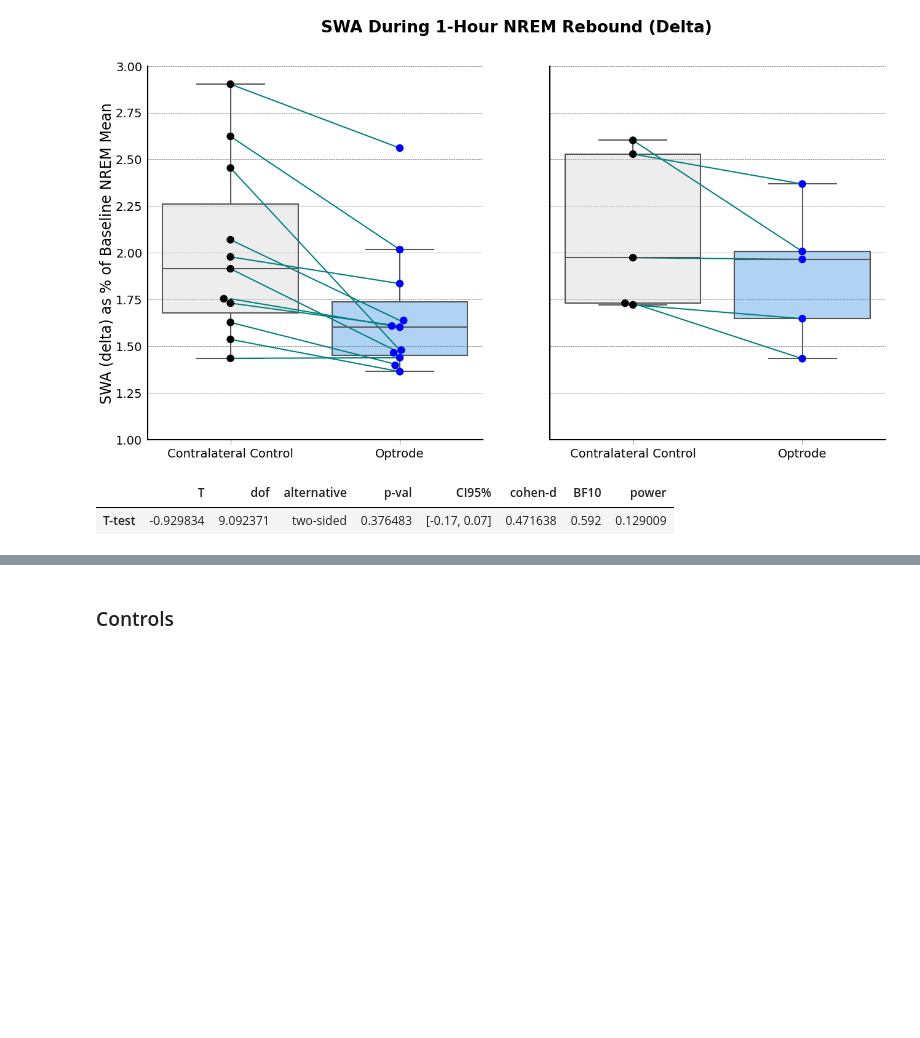
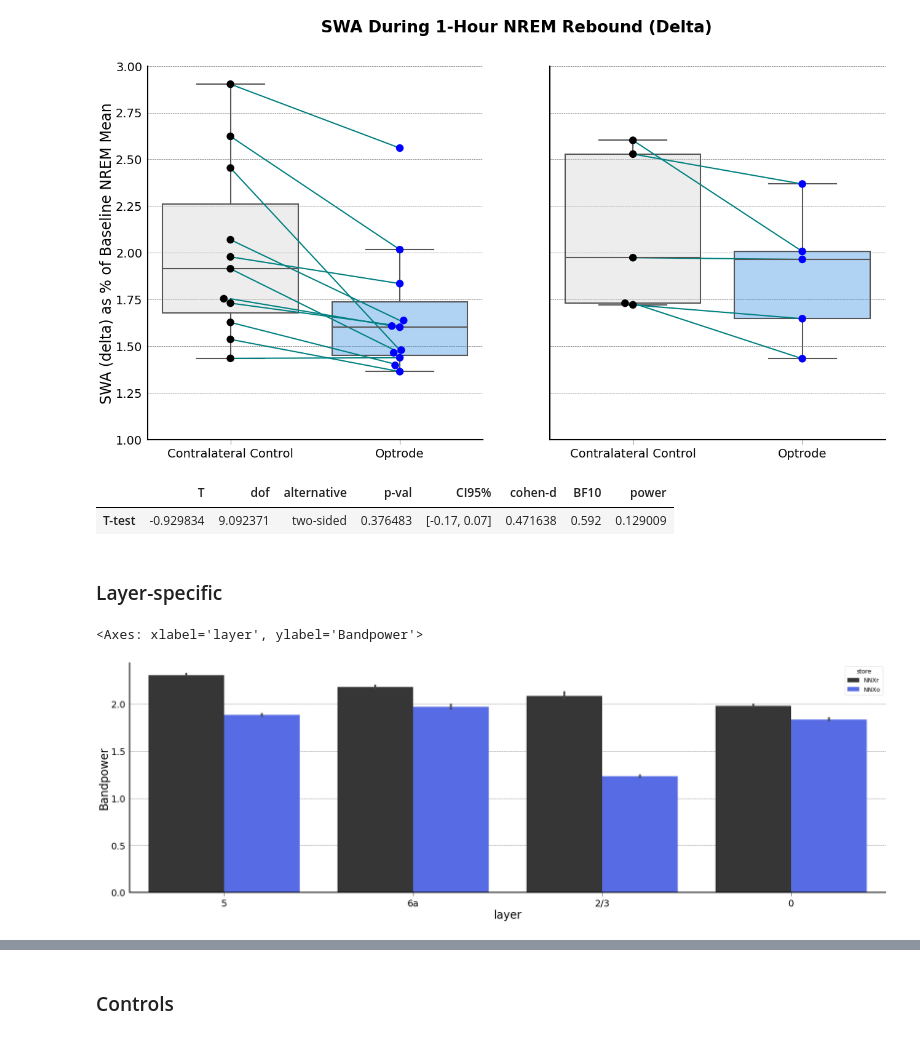
Before and after one commit to kortdriessen/acr, a Jupyter notebook: pub/swa_figs.ipynb, the cells around one changed output, grey strips where cells are left out. Saved outputs shown, nothing was run; the diff lists cells and outputs as text; code cells hidden in the pictures; blank space fills up the shorter version.

```diff
--- a/pub/swa_figs.ipynb
+++ b/pub/swa_figs.ipynb
@@ -217,3 +217,7 @@ cross_exp_stats
 # %% [output]
 |  | T | dof | alternative | p-val | CI95% | cohen-d | BF10 | power |
 | T-test | -0.929834 | 9.092371 | two-sided | 0.376483 | [-0.17, 0.07] | 0.471638 | 0.592 | 0.129009 |
+# %% [markdown]
+### Layer-specific
+# %%
+frontal = reb_df.filter(pl.col('region')=='frontal').filter(pl.col('Band')=='delta').st('NREM').filter(pl.col('exp_type')!='control').filter(pl.col('exp')=='swi')
@@ -219,0 +226,5 @@ cross_exp_stats
+# %%
+sns.barplot(frontal.to_pandas(), x='layer', y='Bandpower', hue='store')
+# %% [output]
+<Axes: xlabel='layer', ylabel='Bandpower'>
+[figure, added]
```
Also changed, not shown: parts of 2 cells of this notebook, 7 other files.
